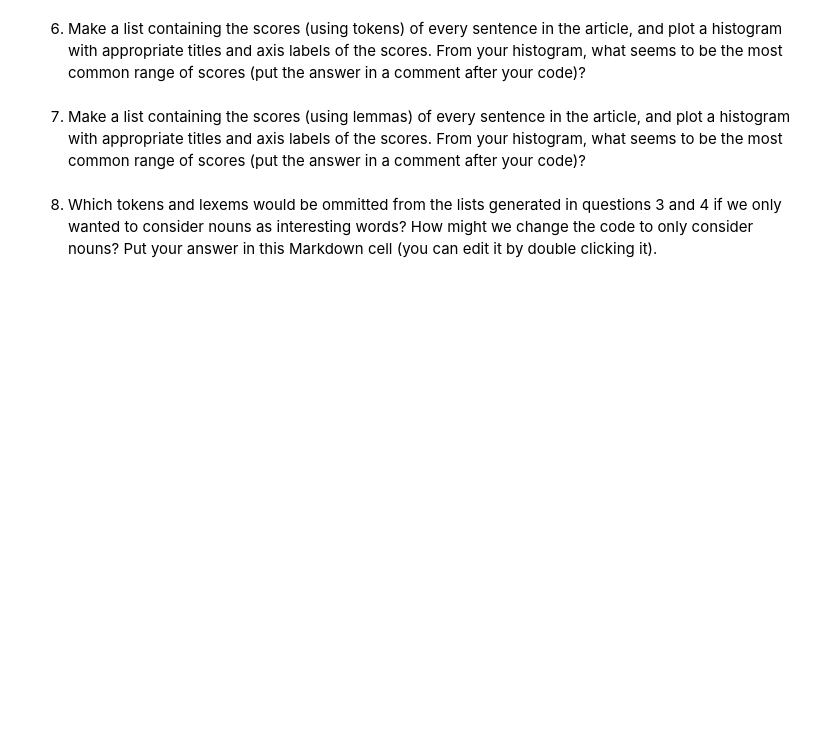
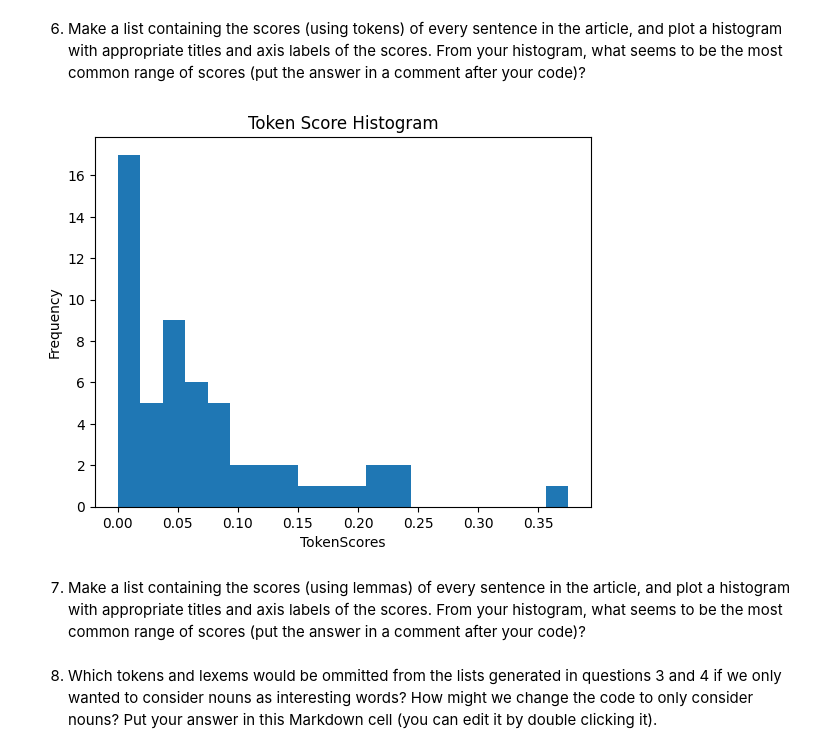
Before and after one commit to Habtom1999/web-scraping, a Jupyter notebook: web-scraping.ipynb, the cells around one changed output. Cells and saved outputs as stored; diff of their text form; code cells hidden in the pictures; blank space fills up the shorter version.

```diff
--- a/web-scraping.ipynb
+++ b/web-scraping.ipynb
@@ -72,6 +72,8 @@ article_content = soup.find('article').prettify()
 with open('python-match.pkl', 'wb') as f:
     pickle.dump(article_page, f)
 
+with open('python-match.pkl', 'rb') as f:
+    htmldoc = pickle.load(f)
 print("Article content dumped to article_content.pkl")
 # %% [output]
 Article content dumped to article_content.pkl
@@ -162,0 +280,11 @@ You may find some of the code from the in class notes useful; feel free to use m
+# %%
+most_token = ['laser', 40, 'headlight', 28, 'beam', 12, 'technology', 10, 'light', 10]
+sentences = list(doc.sents)
+
+for sentence in sentences:
+    count = 0
+    for token in sentence:
+        if token.lemma_.lower() in cool_words:
+            count += 1
+    sent_str = str(sentence).replace('\n', '').replace(' ', ' ')
+    print(count, ':', sent_str)
@@ -163,4 +309,85 @@ You may find some of the code from the in class notes useful; feel free to use m
 # %% [markdown]
 6. Make a list containing the scores (using tokens) of every sentence in the article, and plot a histogram with appropriate titles and axis labels of the scores. From your histogram, what seems to be the most common range of scores (put the answer in a comment after your code)?
+# %%
+import matplotlib.pyplot as plt
+import matplotlib as mpl
+import spacy
+from spacytextblob.spacytextblob import SpacyTextBlob
+import pickle
+from bs4 import BeautifulSoup
+from collections import Counter
+import numpy as np
+
+
+# Load the pickled HTML content
+with open('python_match.pkl', 'rb') as f:
+    article_content = pickle.load(f)
+
+# Create a BeautifulSoup object using the default parser
+soup = BeautifulSoup(article_content, 'html.parser')
+
+# Create a BeautifulSoup object using the default pars
+article_element = soup.find('article')
+
+# Load the spaCy English model
+nlp = spacy.load('en_core_web_sm')
+nlp.add_pipe('spacytextblob')
+
+# Process the text with spaCy
+doc = nlp(article_element.get_text())
+
+# Define a function to filter out unwanted tokens
+def cool_words(token):
+    return not (token.is_space or token.is_punct or token.is_stop)
+
+# Get the most common tokens and lemmas
+token_freq = Counter(map(str, interesting_tokens))
+interesting_token = set()
+for token, freq in token_freq.most_common(5):
+    interesting_token.add(token)
+interesting_lemmas = [token.lemma_.lower()for token in doc if cool_words(token)]
+lemma_freq = Counter(interesting_lemmas)
+interesting_lemmas = set()
+for lemma, freq in lemma_freq.most_common(5):
+    interesting_lemmas.add(lemma)
+
+# Define a function to score sentences by token
+def score_sentence_by_token(sentence, interesting_token):
+    count = 0
+    count2 = 1
+    for token in sentence:
+        if token.text.lower() in interesting_token:
+            count += 1
+        if not (token.is_space or token.is_punct):
+            count2 += 1
+    return count / count2
+
+# file_path = file_path = r'C:\Users\habto\Desktop\NWMS classes\Wemining and NLP\Module 6\web-scraping\article_content.pkl'
+
+def score_sentence_by_lemma(sentence1,interesting_lemmas):
+    count = 0
+    count2=1
+    for token in sentence1 :
+        if token.lemma_.lower()in interesting_lemmas:
+            count+= 1
+        if not (token.lemma.is_space or token.is_punct):
+            count2 +=1
+    return count/count2
+
+# Calculate scores for each sentence
+list_of_token_scores = []
+sentence_numbers=[]
+for i, sent in enumerate(doc.sents):
+    list_of_token_scores.append(score_sentence_by_token(sent, interesting_token))
+    sentence_numbers.append(i)
+
+# Plot the histogram
+fig, ax = plt.subplots()
+ax.hist(list_of_token_scores, bins=20)
+labels=ax.get_xticklabels()
+ax.set(xlabel='TokenScores', ylabel='Frequency', title='Token Score Histogram')
+plt.show()
+# %% [output]
+[figure, added]
 # %% [markdown]
 7. Make a list containing the scores (using lemmas) of every sentence in the article, and plot a histogram with appropriate titles and axis labels of the scores.  From your histogram, what seems to be the most common range of scores (put the answer in a comment after your code)?
```
Also changed, not shown: parts of 5 cells of this notebook, 2 other files.
